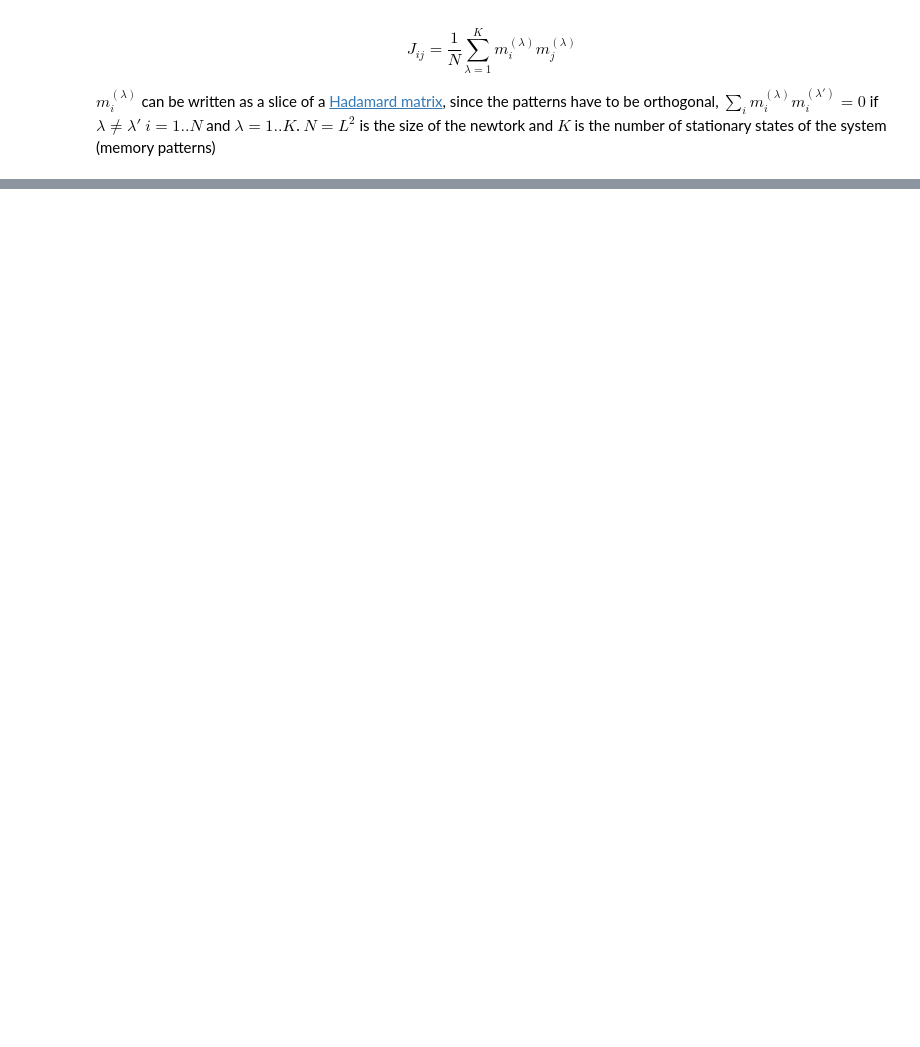
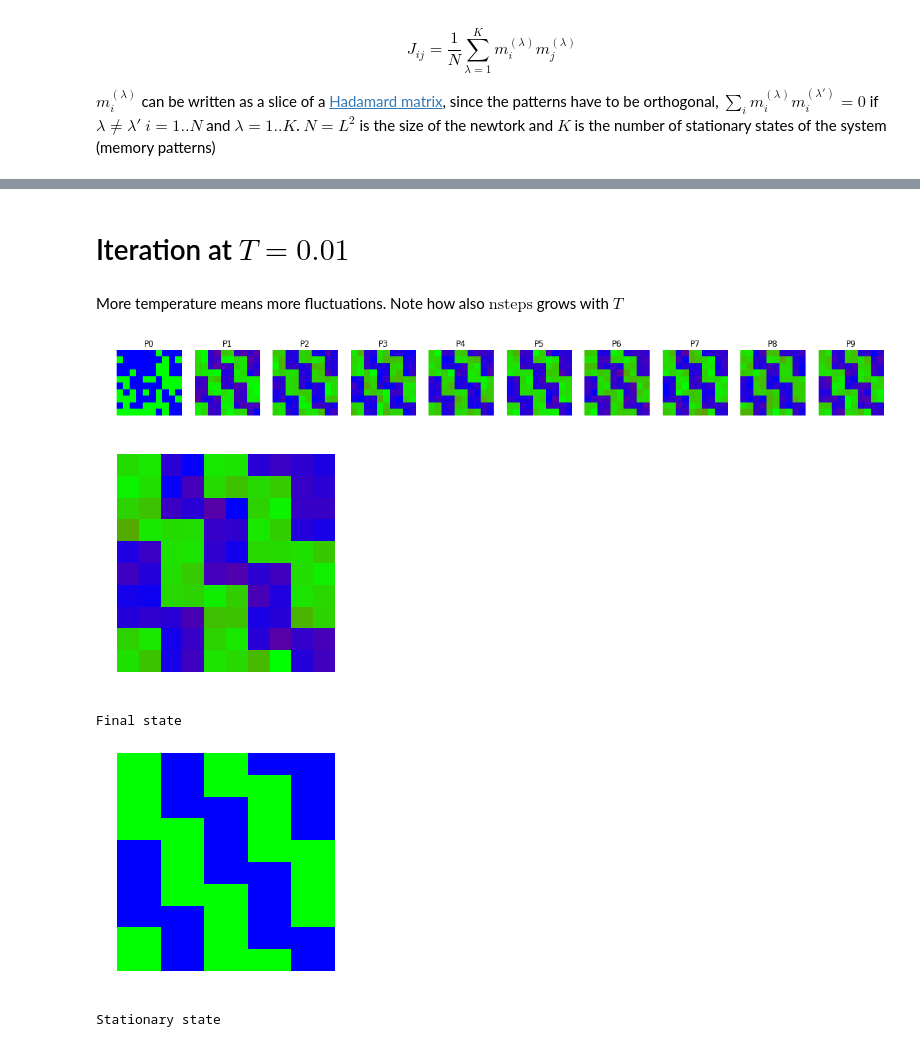
Before and after one commit to lytex/hopfield, a Jupyter notebook: Temperature.ipynb, the cells around one changed output, grey strips where cells are left out. Drawn from its saved outputs; the diff is of its cells as text; code cells hidden in the pictures; blank space fills up the shorter version.

```diff
--- a/Temperature.ipynb
+++ b/Temperature.ipynb
@@ -99,0 +143,20 @@ Stationary state
+# %% [markdown]
+# Iteration at $T = 0.01 $
+# %% [markdown]
+More temperature means more fluctuations. Note how also $\text{nsteps}$ grows with $T$
+# %%
+L = 10 # size of the newtork
+N = L**2
+K = 1 # number of stationary states of the system (memory patterns)
+lamb = 0.0
+eps = 1.0
+T = 0.01 # Temperature
+nsteps = 1000 # number of steps of the simulation
+
+iterate_plot(nsteps)
+# %% [output]
+[figure, added]
+[figure, added]
+Final state
+[figure, added]
+Stationary state
```
Also changed, not shown: parts of 16 cells of this notebook.
